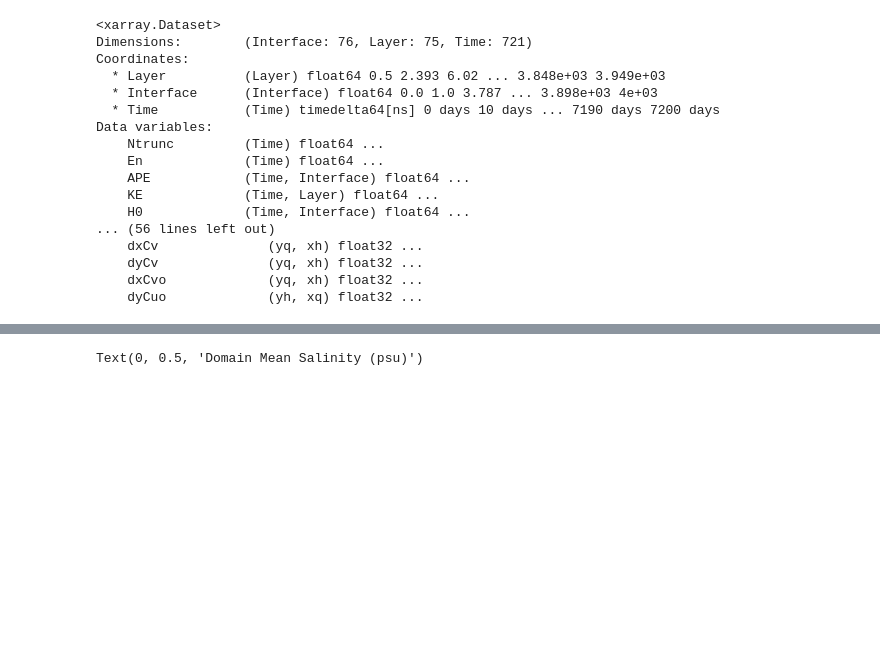
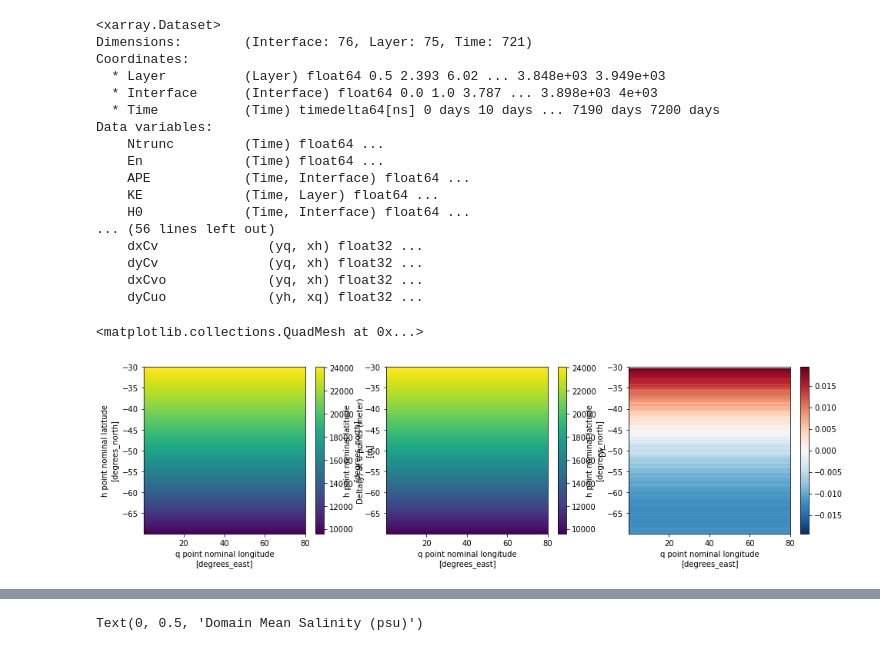
Before and after one commit to hmkhatri/MOM6-Channel-Southern-Ocean, a Jupyter notebook: Analysis/TS_025_Test.ipynb, the cells around one changed output, grey strips where cells are left out. Drawn from its saved outputs; the diff is of its cells as text; code cells hidden in the pictures; blank space fills up the shorter version.

```diff
--- a/Analysis/TS_025_Test.ipynb
+++ b/Analysis/TS_025_Test.ipynb
@@ -50,3 +50,44 @@ Data variables:
     dyCv              (yq, xh) float32 ...
     dxCvo             (yq, xh) float32 ...
     dyCuo             (yh, xq) float32 ...
+# %%
+# Determine lat-lon tracer points
+R_E = 6.378e6
+
+lats, latn = (-70., -30.)
+lonw, lone = (0., 80.)
+
+res = 0.25  # Grid resolution
+lon = np.arange(lonw + res/2., lone, res)
+
+ind = np.arange(-397, -125); # indices for 0.25 deg resolution, adjust ind based on resolution
+
+lat = (180/np.pi)*np.arcsin(np.tanh(res*np.pi*ind/180))
+
+dlat = res * np.cos(lat * np.pi/180)
+dlon = np.ones(len(lon)) * res
+
+# Compute grid spacing in m
+Long, Lati = np.meshgrid(lon, lat)
+dx, dy = np.meshgrid(dlon, dlat)
+
+dx = dx * np.cos(Lati * np.pi/180.) * (2*np.pi*R_E/360.)
+dy = dy * (2*np.pi*R_E/360.)
+
+ds_n['DX'] = xr.DataArray(dx,coords=[ds_n['yh'],ds_n['xq']])
+ds_n['DY'] = xr.DataArray(dy,coords=[ds_n['yh'],ds_n['xq']])
+# %%
+dA = ds_n['DX'] * ds_n['DY']
+
+plt.figure(figsize=(16,4))
+plt.subplot(1,3,1)
+ds_n['dyCu'].plot()
+
+plt.subplot(1,3,2)
+ds_n['DY'].plot()
+
+plt.subplot(1,3,3)
+(ds_n['dyCu'] - ds_n['DY']).plot()
+# %% [output]
+<matplotlib.collections.QuadMesh at 0x...>
+[figure, added]
```
Also changed, not shown: parts of 3 cells of this notebook.
